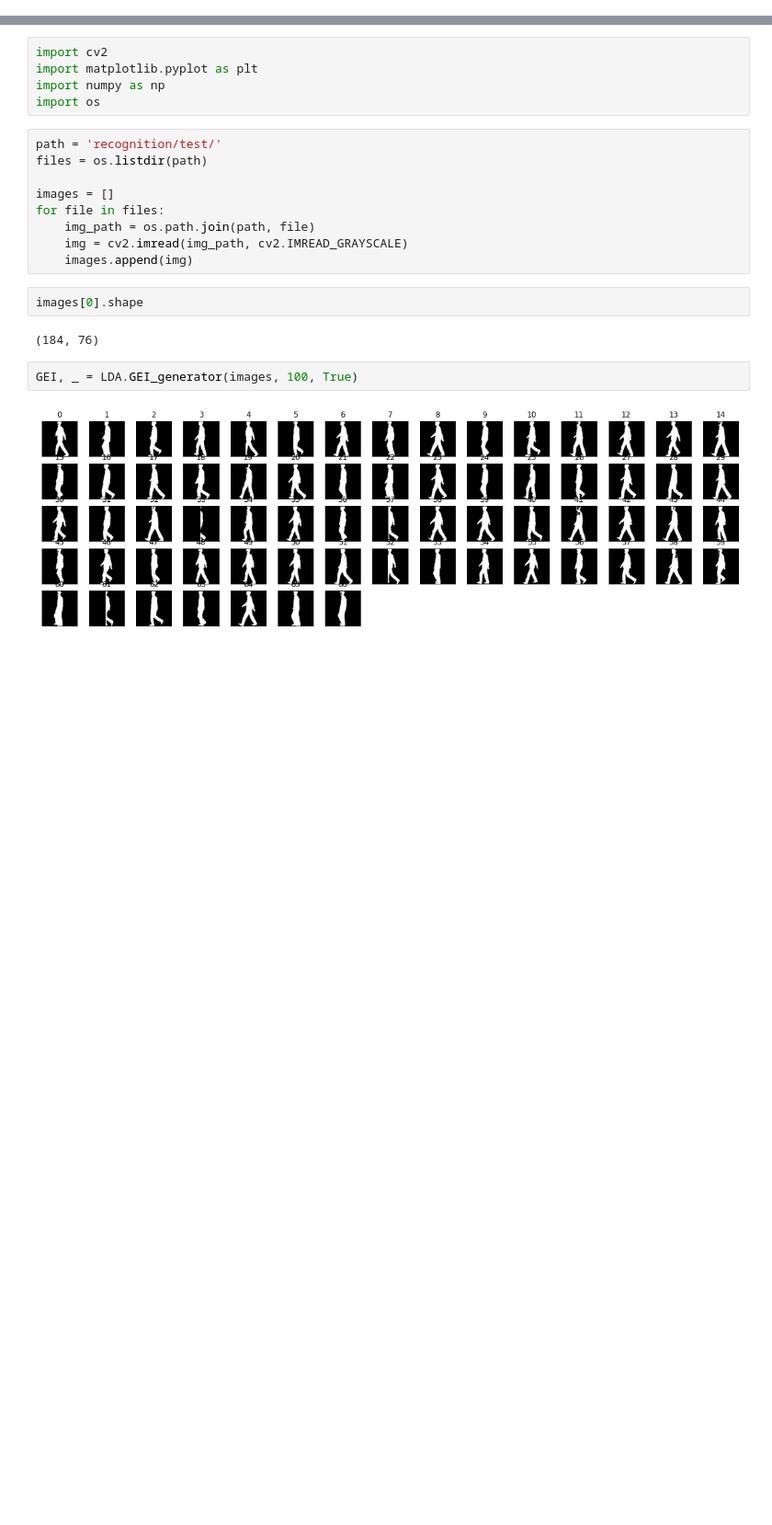
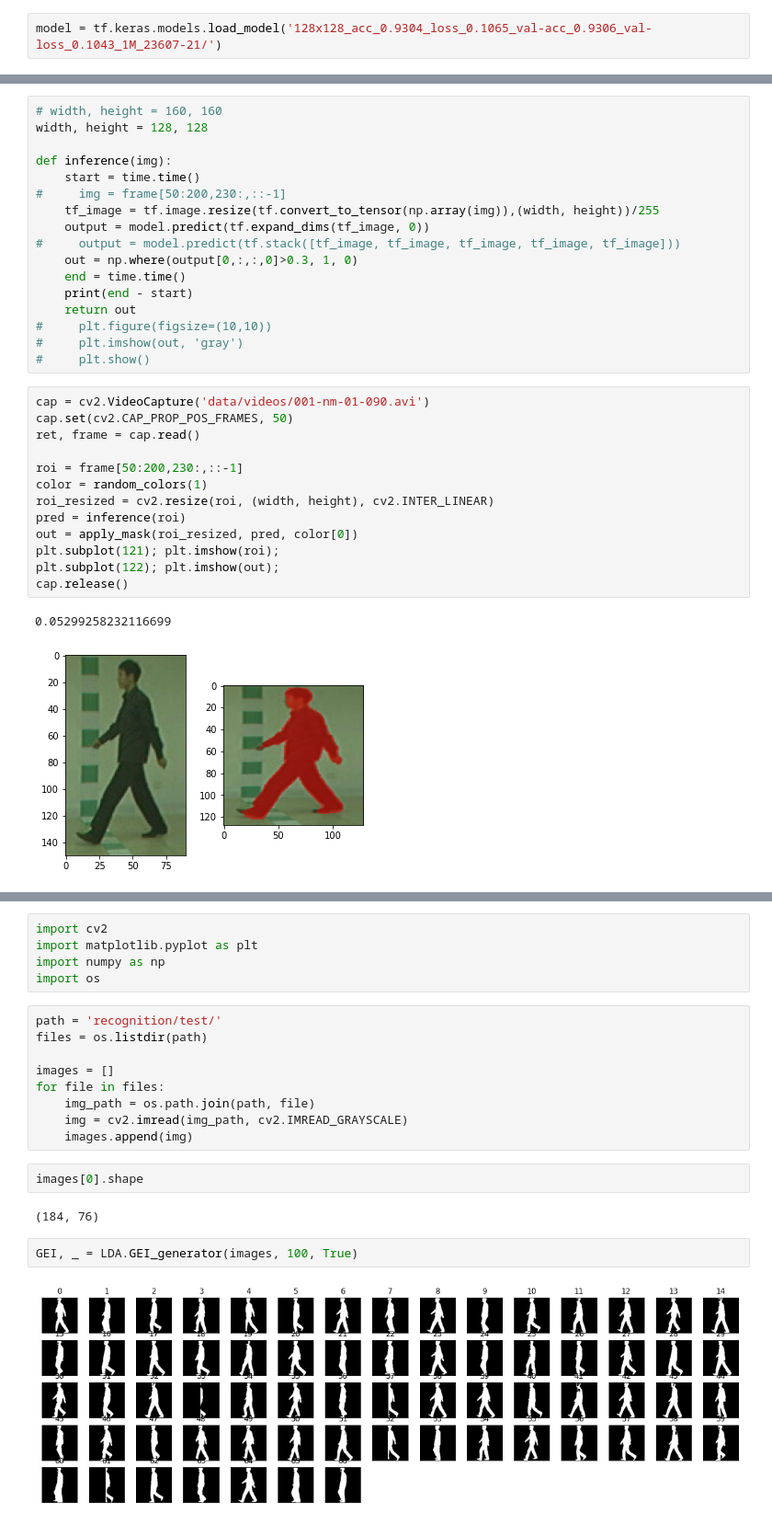
Before and after one commit to cidimec/UCB-squirrels, a Jupyter notebook: test.ipynb, the cells around one changed output, grey strips where cells are left out. Shown at 92% size. Cells and saved outputs as stored; diff of their text form; blank space fills up the shorter version.

```diff
--- a/test.ipynb
+++ b/test.ipynb
@@ -2,0 +15,2 @@ from utils import LDA
+# %%
+model = tf.keras.models.load_model('128x128_acc_0.9304_loss_0.1065_val-acc_0.9306_val-loss_0.1043_1M_23607-21/')
@@ -2,0 +63,33 @@ from utils import LDA
+# %%
+# width, height = 160, 160
+width, height = 128, 128
+
+def inference(img):
+    start = time.time()
+#     img = frame[50:200,230:,::-1]
+    tf_image = tf.image.resize(tf.convert_to_tensor(np.array(img)),(width, height))/255
+    output = model.predict(tf.expand_dims(tf_image, 0))
+#     output = model.predict(tf.stack([tf_image, tf_image, tf_image, tf_image, tf_image]))
+    out = np.where(output[0,:,:,0]>0.3, 1, 0)
+    end = time.time()
+    print(end - start)
+    return out
+#     plt.figure(figsize=(10,10))
+#     plt.imshow(out, 'gray')
+#     plt.show()
+# %%
+cap = cv2.VideoCapture('data/videos/001-nm-01-090.avi')
+cap.set(cv2.CAP_PROP_POS_FRAMES, 50)
+ret, frame = cap.read()
+
+roi = frame[50:200,230:,::-1]
+color = random_colors(1)
+roi_resized = cv2.resize(roi, (width, height), cv2.INTER_LINEAR)
+pred = inference(roi)
+out = apply_mask(roi_resized, pred, color[0])
+plt.subplot(121); plt.imshow(roi);
+plt.subplot(122); plt.imshow(out);
+cap.release()
+# %% [output]
+0.05299258232116699
+[figure, added]
```
Also changed, not shown: parts of 21 cells of this notebook, 10 other files.
